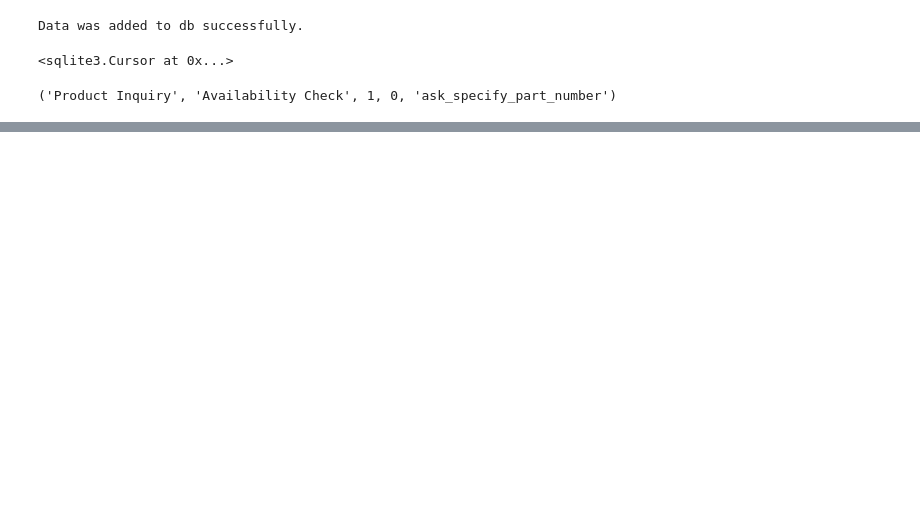
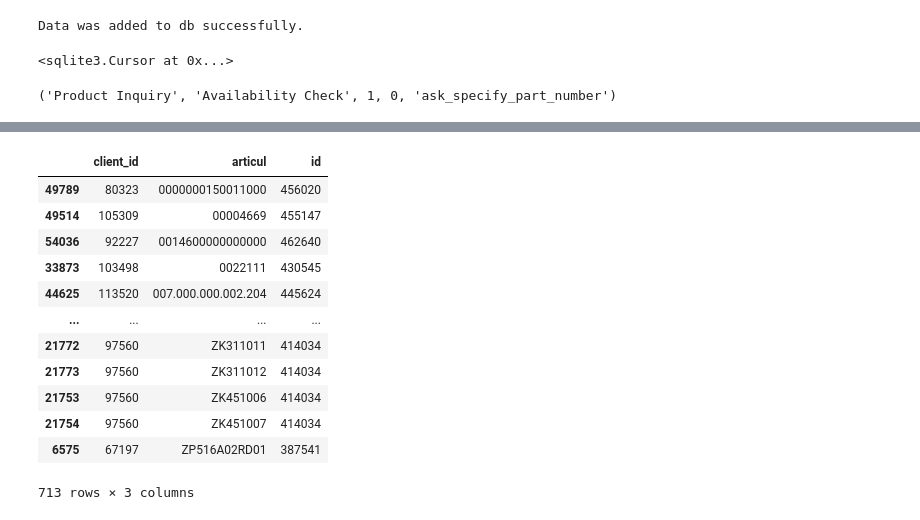
Before and after one commit to Valuamba/components_agent_sales, a Jupyter notebook: notebooks/famaga/KnowledgeMap_20240328_FirstTest.ipynb, the cells around one changed output, grey strips where cells are left out. Drawn from its saved outputs; the diff is of its cells as text; code cells hidden in the pictures; blank space fills up the shorter version.

```diff
--- a/notebooks/famaga/KnowledgeMap_20240328_FirstTest.ipynb
+++ b/notebooks/famaga/KnowledgeMap_20240328_FirstTest.ipynb
@@ -529,0 +1182,16 @@ Exception: Failed to upload email content: 500 - Internal Server Error
+# %%
+client_deals_rep.optimized_get_deals_with_exceeds_price_with_gap(min_day_gap=1)
+# %% [output]
+|  | client_id | articul | id |
+| 49789 | 80323 | 0000000150011000 | 456020 |
+| 49514 | 105309 | 00004669 | 455147 |
+| 54036 | 92227 | 0014600000000000 | 462640 |
+| 33873 | 103498 | 0022111 | 430545 |
+| 44625 | 113520 | 007.000.000.002.204 | 445624 |
+| ... | ... | ... | ... |
+| 21772 | 97560 | ZK311011 | 414034 |
+| 21773 | 97560 | ZK311012 | 414034 |
+| 21753 | 97560 | ZK451006 | 414034 |
+| 21754 | 97560 | ZK451007 | 414034 |
+| 6575 | 67197 | ZP516A02RD01 | 387541 |
+713 rows × 3 columns
```
Also changed, not shown: parts of 60 cells of this notebook, 16 other files.
